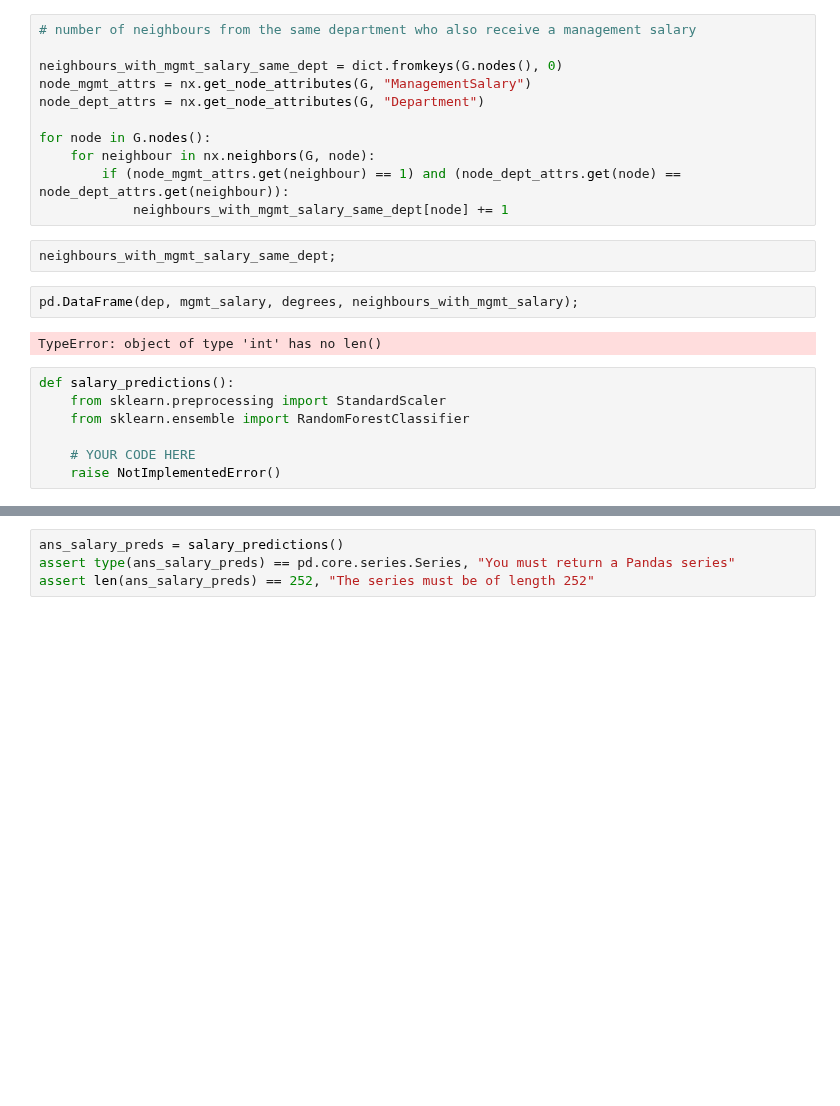
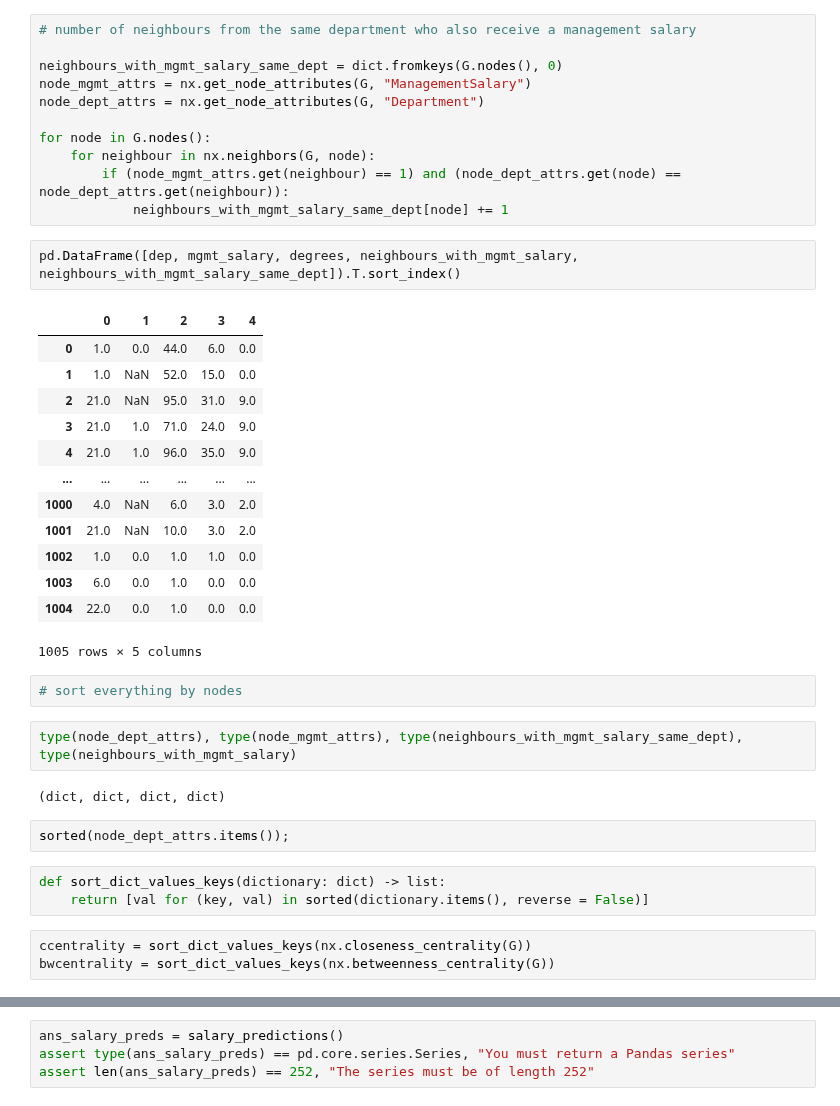
Before and after one commit to anoban/Applied-Social-Network-Analysis-in-Python, a Jupyter notebook: assignments/Assignment 4/assignment4.ipynb, the cells around one changed output, grey strips where cells are left out. Drawn from its saved outputs; the diff is of its cells as text; blank space fills up the shorter version.

```diff
--- a/assignments/Assignment 4/assignment4.ipynb
+++ b/assignments/Assignment 4/assignment4.ipynb
@@ -202,16 +217,33 @@ for node in G.nodes():
     for neighbour in nx.neighbors(G, node):
         if (node_mgmt_attrs.get(neighbour) == 1) and (node_dept_attrs.get(node) == node_dept_attrs.get(neighbour)):
             neighbours_with_mgmt_salary_same_dept[node] += 1
-# %%
-neighbours_with_mgmt_salary_same_dept;
 # %%
-pd.DataFrame(dep, mgmt_salary, degrees, neighbours_with_mgmt_salary);
+pd.DataFrame([dep, mgmt_salary, degrees, neighbours_with_mgmt_salary, neighbours_with_mgmt_salary_same_dept]).T.sort_index()
 # %% [output]
+|  | 0 | 1 | 2 | 3 | 4 |
+| 0 | 1.0 | 0.0 | 44.0 | 6.0 | 0.0 |
+| 1 | 1.0 | NaN | 52.0 | 15.0 | 0.0 |
+| 2 | 21.0 | NaN | 95.0 | 31.0 | 9.0 |
+| 3 | 21.0 | 1.0 | 71.0 | 24.0 | 9.0 |
+| 4 | 21.0 | 1.0 | 96.0 | 35.0 | 9.0 |
+| ... | ... | ... | ... | ... | ... |
+| 1000 | 4.0 | NaN | 6.0 | 3.0 | 2.0 |
+| 1001 | 21.0 | NaN | 10.0 | 3.0 | 2.0 |
+| 1002 | 1.0 | 0.0 | 1.0 | 1.0 | 0.0 |
+| 1003 | 6.0 | 0.0 | 1.0 | 0.0 | 0.0 |
+| 1004 | 22.0 | 0.0 | 1.0 | 0.0 | 0.0 |
-TypeError: object of type 'int' has no len()
+1005 rows × 5 columns
-# %%
-def salary_predictions():
-    from sklearn.preprocessing import StandardScaler
-    from sklearn.ensemble import RandomForestClassifier
-
-    # YOUR CODE HERE
-    raise NotImplementedError()
+# %%
+# sort everything by nodes
+# %%
+type(node_dept_attrs), type(node_mgmt_attrs), type(neighbours_with_mgmt_salary_same_dept), type(neighbours_with_mgmt_salary)
+# %% [output]
+(dict, dict, dict, dict)
+# %%
+sorted(node_dept_attrs.items());
+# %%
+def sort_dict_values_keys(dictionary: dict) -> list:
+    return [val for (key, val) in sorted(dictionary.items(), reverse = False)]
+# %%
+ccentrality = sort_dict_values_keys(nx.closeness_centrality(G))
+bwcentrality = sort_dict_values_keys(nx.betweenness_centrality(G))
```
Also changed, not shown: parts of 42 cells of this notebook, 1 other file.
